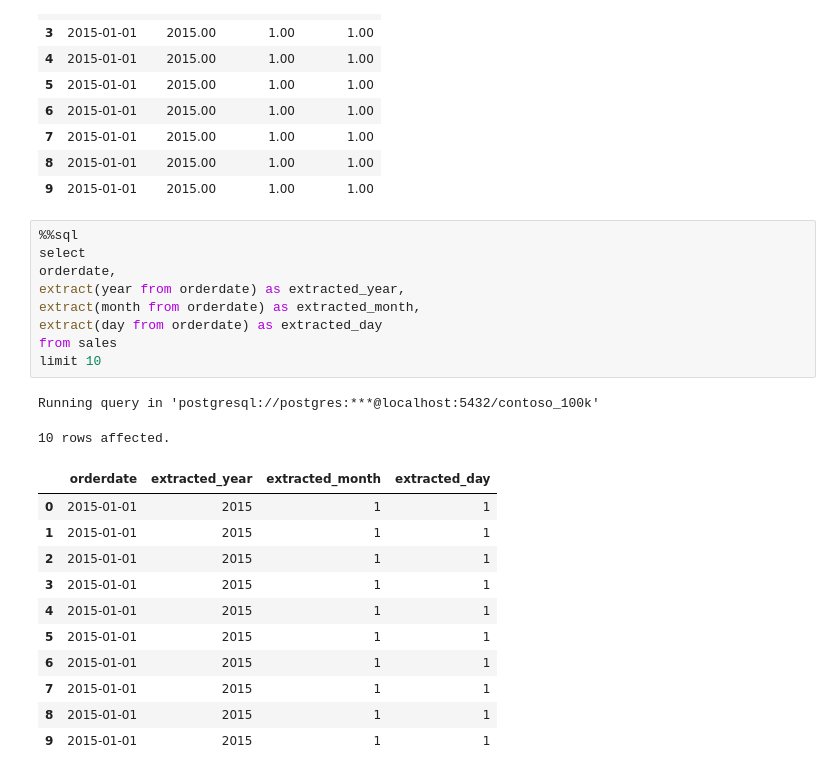
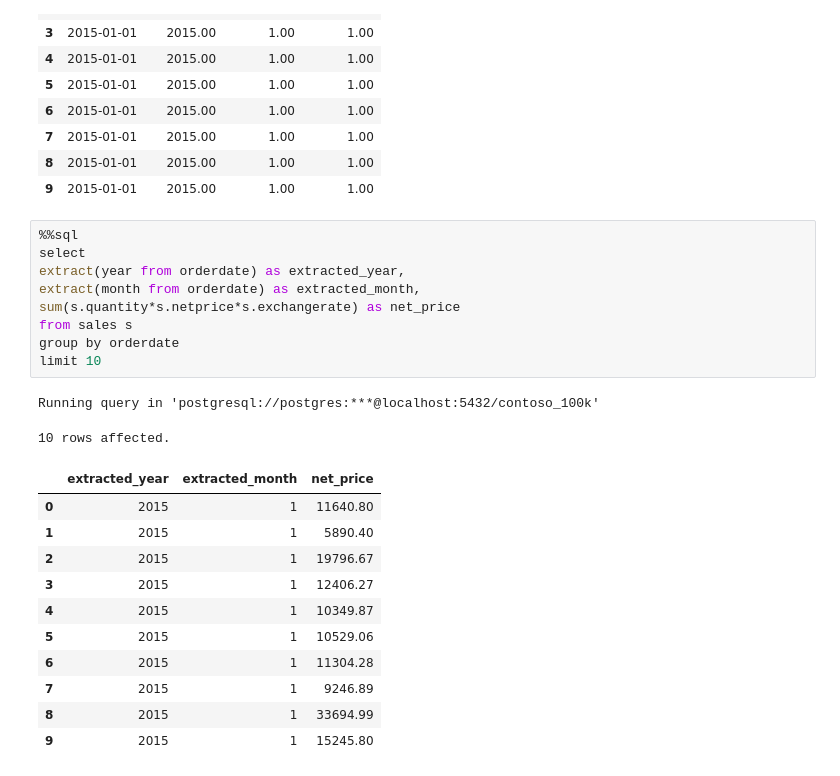
Before and after one commit to nikhilsinh07/SQL-practice, a Jupyter notebook: Resources/Blank_SQL_Notebook.ipynb, the cells around one changed output. Drawn from its saved outputs; the diff is of its cells as text.

```diff
--- a/Resources/Blank_SQL_Notebook.ipynb
+++ b/Resources/Blank_SQL_Notebook.ipynb
@@ -104,23 +104,23 @@ Running query in 'postgresql://postgres:***@localhost:5432/contoso_100k'
 # %%
 %%sql
 select
-orderdate,
 extract(year from orderdate) as extracted_year,
 extract(month from orderdate) as extracted_month,
-extract(day from orderdate) as extracted_day
-from sales
+sum(s.quantity*s.netprice*s.exchangerate) as net_price
+from sales s
+group by orderdate
 limit 10
 # %% [output]
 Running query in 'postgresql://postgres:***@localhost:5432/contoso_100k'
 10 rows affected.
-|  | orderdate | extracted_year | extracted_month | extracted_day |
-| 0 | 2015-01-01 | 2015 | 1 | 1 |
-| 1 | 2015-01-01 | 2015 | 1 | 1 |
-| 2 | 2015-01-01 | 2015 | 1 | 1 |
-| 3 | 2015-01-01 | 2015 | 1 | 1 |
-| 4 | 2015-01-01 | 2015 | 1 | 1 |
-| 5 | 2015-01-01 | 2015 | 1 | 1 |
-| 6 | 2015-01-01 | 2015 | 1 | 1 |
-| 7 | 2015-01-01 | 2015 | 1 | 1 |
-| 8 | 2015-01-01 | 2015 | 1 | 1 |
-| 9 | 2015-01-01 | 2015 | 1 | 1 |
+|  | extracted_year | extracted_month | net_price |
+| 0 | 2015 | 1 | 11640.80 |
+| 1 | 2015 | 1 | 5890.40 |
+| 2 | 2015 | 1 | 19796.67 |
+| 3 | 2015 | 1 | 12406.27 |
+| 4 | 2015 | 1 | 10349.87 |
+| 5 | 2015 | 1 | 10529.06 |
+| 6 | 2015 | 1 | 11304.28 |
+| 7 | 2015 | 1 | 9246.89 |
+| 8 | 2015 | 1 | 33694.99 |
+| 9 | 2015 | 1 | 15245.80 |
```
Also changed, not shown: parts of 3 cells of this notebook.
